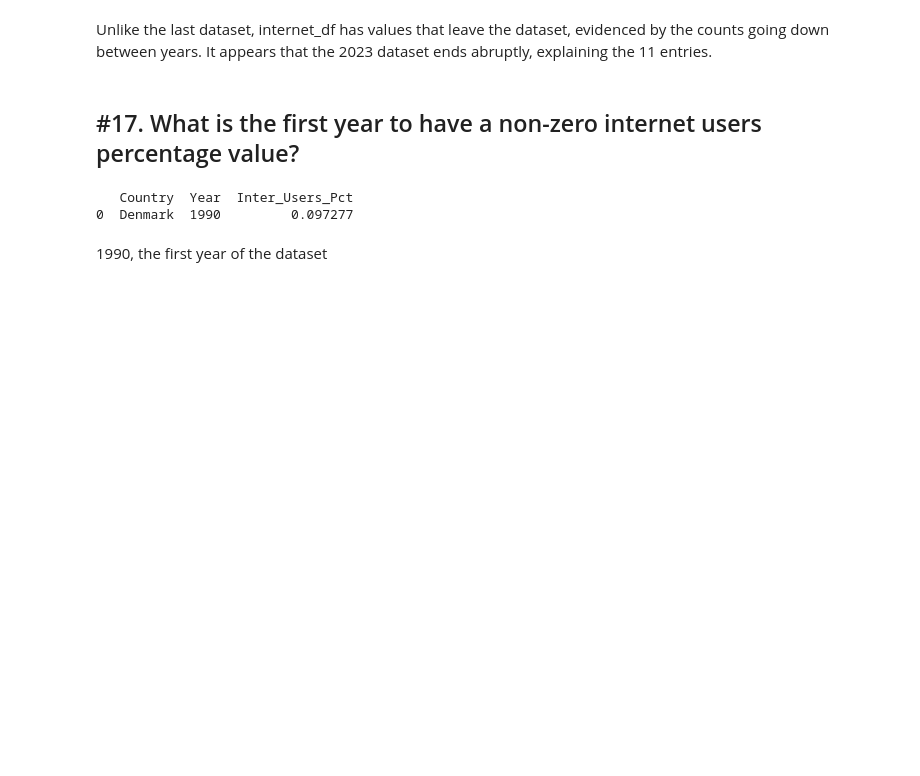
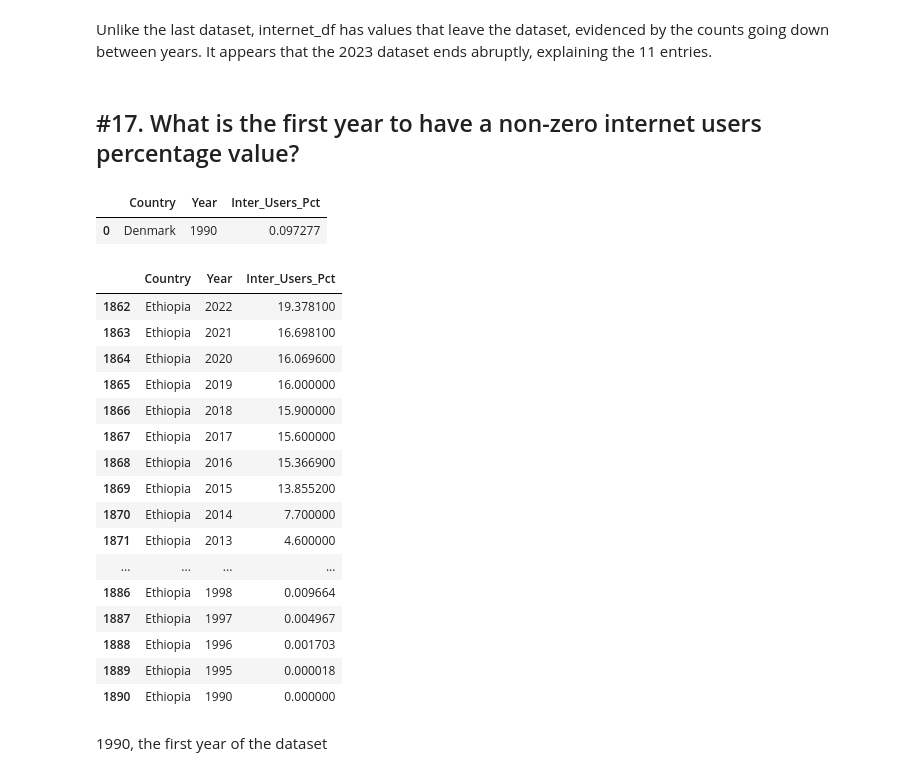
Before and after one commit to NSS-Data-Analytics-Cohort-13/un-exploration-ryanphenderson, a Jupyter notebook: notebooks/un_exploration.ipynb, the cells around one changed output. Drawn from its saved outputs; the diff is of its cells as text; code cells hidden in the pictures; blank space fills up the shorter version.

```diff
--- a/notebooks/un_exploration.ipynb
+++ b/notebooks/un_exploration.ipynb
@@ -358,10 +381,30 @@ Unlike the last dataset, internet_df has values that leave the dataset, evidence
 # %% [markdown]
 ## #17. What is the first year to have a non-zero internet users percentage value?
 # %%
-print(internet_df[internet_df["Inter_Users_Pct"]>0].sort_values(by="Year").reset_index(drop=True).head(1))
+internet_df[internet_df["Inter_Users_Pct"]>0].sort_values(by="Year").head(1).reset_index(drop=True)
 # %% [output]
-   Country  Year  Inter_Users_Pct
-0  Denmark  1990         0.097277
+|  | Country | Year | Inter_Users_Pct |
+| 0 | Denmark | 1990 | 0.097277 |
+# %%
+internet_df[internet_df["Country"]=="Ethiopia"]
+# %% [output]
+|  | Country | Year | Inter_Users_Pct |
+| 1862 | Ethiopia | 2022 | 19.378100 |
+| 1863 | Ethiopia | 2021 | 16.698100 |
+| 1864 | Ethiopia | 2020 | 16.069600 |
+| 1865 | Ethiopia | 2019 | 16.000000 |
+| 1866 | Ethiopia | 2018 | 15.900000 |
+| 1867 | Ethiopia | 2017 | 15.600000 |
+| 1868 | Ethiopia | 2016 | 15.366900 |
+| 1869 | Ethiopia | 2015 | 13.855200 |
+| 1870 | Ethiopia | 2014 | 7.700000 |
+| 1871 | Ethiopia | 2013 | 4.600000 |
+| ... | ... | ... | ... |
+| 1886 | Ethiopia | 1998 | 0.009664 |
+| 1887 | Ethiopia | 1997 | 0.004967 |
+| 1888 | Ethiopia | 1996 | 0.001703 |
+| 1889 | Ethiopia | 1995 | 0.000018 |
+| 1890 | Ethiopia | 1990 | 0.000000 |
 # %% [markdown]
 1990, the first year of the dataset
 # %% [markdown]
```
Also changed, not shown: parts of 10 cells of this notebook.
